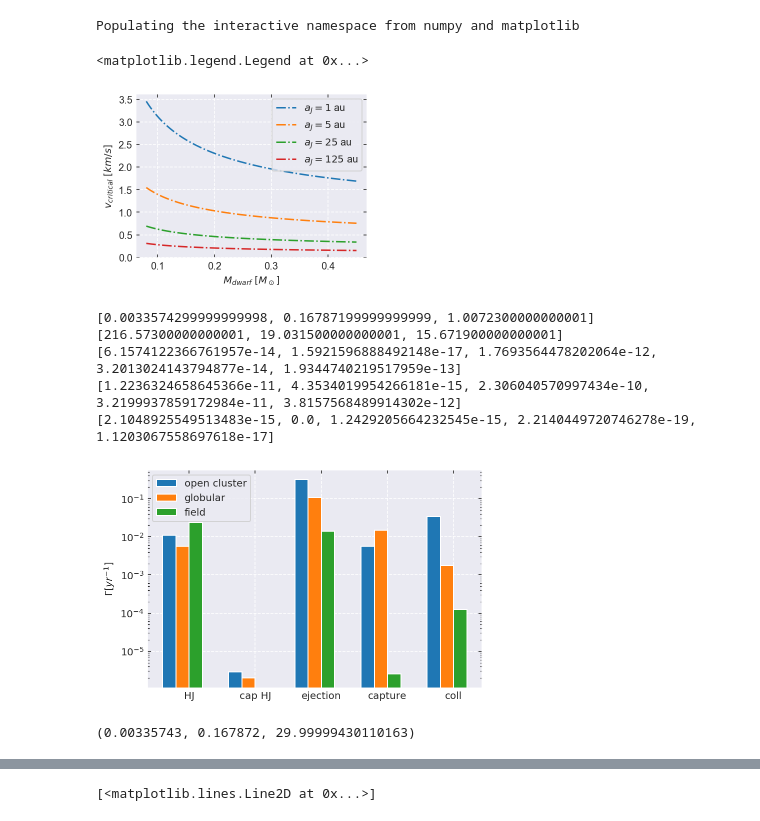
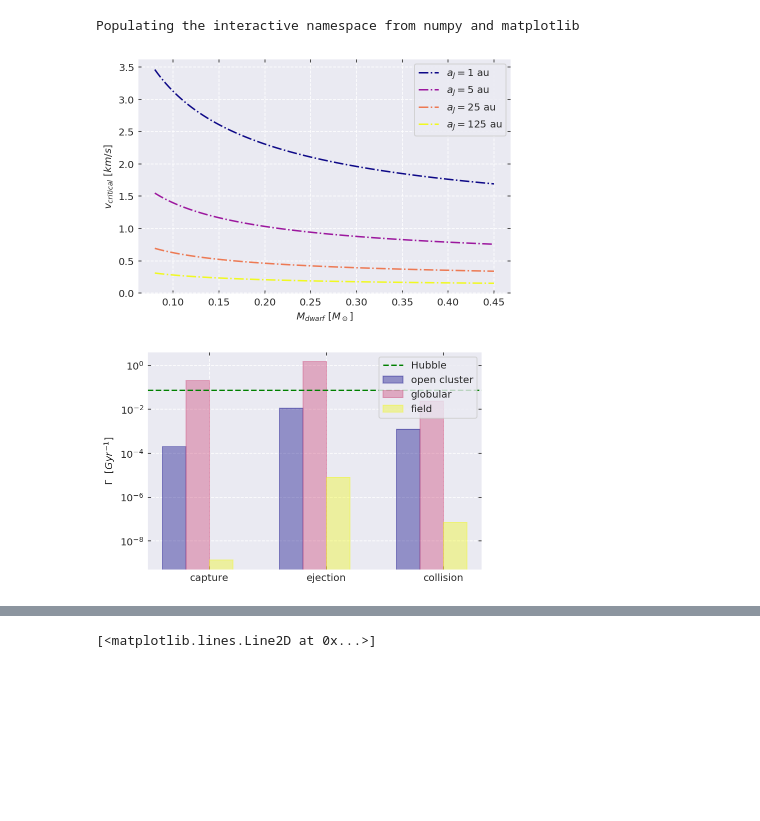
Before and after one commit to YihanWangAstro/giant-planet, a Jupyter notebook: process/giant-planet.ipynb, the cells around one changed output, grey strips where cells are left out. Saved outputs shown, nothing was run; the diff lists cells and outputs as text; code cells hidden in the pictures; blank space fills up the shorter version.

```diff
--- a/process/giant-planet.ipynb
+++ b/process/giant-planet.ipynb
@@ -63,41 +63,40 @@ def critc_v(m1, m2, m3, a):
 
     return np.sqrt(G / mu_out * m1 * m2 / a)
 
 def critc_bv(m1, m2, m3, m4, a_in, a_out):
     m_in = m1 + m2
     m_out = m3+ m4
     mu_out = m_in * m_out / (m_in + m_out)
 
     return np.sqrt(G / mu_out * (m1 * m2 / a_in + m3*m4/a_out) )
 
 def bmax(vc, v_inf, a_max):
     return (4*vc/v_inf + 3)*a_max
 
 M_dwarf = np.linspace(0.08, 0.45, 1000)
 
 m1 = 1
 m2 = 1e-3
 
 a_p = [1, 5, 25, 125]
 a_label=['$a_J=1$ au', '$a_J=5$ au', '$a_J=25$ au', '$a_J=125$ au', ]
 
 v = np.array([ critc_v(m1, m2, M_dwarf, a) for a in a_p ])/KMS
 
-fig = plt.figure(figsize=(4,3))
-ax = fig.add_subplot(111)
 
 
 
-for vv,label in zip(v,a_label):
-    ax.plot(M_dwarf, vv, '-.',label=label)
-ax.set_xlabel('$M_{dwarf}$ $[M_\odot]$')
-ax.set_ylabel('$v_{critical}$ $[km/s]$')
+colors = cm.plasma(np.linspace(0,1,len(v)))
+for vv,label,c in zip(v,a_label,colors):
+    plt.plot(M_dwarf, vv, '-.',label=label,color=c)
+plt.xlabel('$M_{dwarf}$ $[M_\odot]$')
+plt.ylabel('$v_{critical}$ $[km/s]$')
 
 plt.tight_layout()
 plt.legend()
+savefig(plt,'critical_v')
 # %% [output]
-<matplotlib.legend.Legend at 0x...>
-[figure, old version]
+[figure, new version]
 # %%
 def load_orbit(data,orbit_name):
     name = ['m1', 'm2', 'e', 'p', 'i', 'Omega', 'omega', 'nv']
@@ -382,46 +381,37 @@ def draw_bar(data, names, classify, out_name, key='planet outcome'):
     ratio = [calc_ratio(x[key], classify, out_name) for x in data]
     b_max = [x['b'].max() for x in data]
     v_inf = [x['v_inf'].max() for x in data]
-    print(v_inf)
     n_den = [100/PC**3, 100000/PC**3, 1/PC**3]
     stack_num = len(ratio)
     width = 0.6 / stack_num
-    print(b_max)
-    for i, name, r, b, v , n in zip(range(len(names)), names, ratio, b_max, v_inf, n_den):
-        f = [v for key,v in r.items()]
-        y=[ff* np.pi* b**2 * n * v for ff in f]
-        print(y)
-        plt.bar(np.array(range(len(r)))+i*width, f, width, label=name)
+    colors = cm.plasma(np.linspace(0,1,len(names)))
 
+    for i, name, r, b, v , n , c in zip(range(len(names)), names, ratio, b_max, v_inf, n_den,colors):
+        f = [value for key, value in r.items()]
+        #*
+        y=[ff* np.pi* b**2 * n * v * 1E9*YR  for ff in f]
+
+        plt.bar(np.array(range(len(r)))+ i*width, y, width, label=name,color=c,alpha=0.4,lw=1,edgecolor=c)
+    plt.axhline(1/Hubble_t*1E9*YR,ls='--',c='g',label='Hubble')
     labels = [l for l in list(ratio[1].keys())]
-    plt.xticks(np.array(range(len(r)))+len(names)/2*width, labels )
+    plt.xticks(np.array(range(len(r))) + len(names)/2*width, labels )
     plt.legend()
-    #plt.ylabel('$\sigma [AU^2]$')
+    #plt.ylabel('$\sigma [PC^2]$')
     #plt.ylabel('outcome fraction')
-    plt.ylabel('$\Gamma [yr^{-1}]$')
+    plt.ylabel('$\Gamma$  $[Gyr^{-1}]$')
     plt.yscale('log')
-    savefig(plt,'binary-rate')
+    savefig(plt,'single-rate')
 
 
-#single_star_out = [['coll_{s1,j}', 'coll_{s,s1}', 'coll_{s,j}'], ['flyby'], ['reunion'] ]
+#['HJ_{s,j}','stay_{s,j}'], ['HJ_{s,j}','stay_{s,j}']
+single_out = [  ['stay_{s1,j}', 'HJ_{s1,j}'],['ejection_{j}'], ['coll_{s,s1}', 'coll_{s,j}', 'coll_{s1,j}']]
 
-single_out = [['HJ_{s,j}','stay_{s,j}'],  ['stay_{s1,j}', 'HJ_{s1,j}'],['ejection_{j}'], ['coll_{s,s1}', 'coll_{s,j}', 'coll_{s1,j}']]
+binary_out = [  ['stay_{s2,j}', 'stay_{s1,j}','HJ_{s1,j}','HJ_{s2,j}'], ['ejection_{j}'], ['coll_{s2,j}', 'coll_{s1,s2}',  'coll_{s1,j}' , 'coll_{s,s1}', 'coll_{s,s2}', 'coll_{s,j}']]
 
-binary_out = [['HJ_{s,j}','stay_{s,j}'],  ['stay_{s2,j}', 'stay_{s1,j}','HJ_{s1,j}','HJ_{s2,j}'], ['ejection_{j}'], ['coll_{s2,j}', 'coll_{s1,s2}',  'coll_{s1,j}' , 'coll_{s,s1}', 'coll_{s,s2}', 'coll_{s,j}']]
-
-out_name = ['stay', 'capture', 'ejection', 'coll']
+out_name = [ 'capture', 'ejection', 'collision']
 
 #draw_bar([open_binary, field_binary], ['open cluster','globular'], binary_out, out_name)
 
 draw_bar([open_single, field_single, globular_single], ['open cluster','globular','field'], single_out, out_name)
 # %% [output]
-[0.0033574299999999998, 0.16787199999999999, 1.0072300000000001]
-[216.57300000000001, 19.031500000000001, 15.671900000000001]
-[6.1574122366761957e-14, 1.5921596888492148e-17, 1.7693564478202064e-12, 3.2013024143794877e-14, 1.9344740219517959e-13]
-[1.2236324658645366e-11, 4.3534019954266181e-15, 2.306040570997434e-10, 3.2199937859172984e-11, 3.8157568489914302e-12]
-[2.1048925549513483e-15, 0.0, 1.2429205664232545e-15, 2.2140449720746278e-19, 1.1203067558697618e-17]
-[figure, old version]
+[figure, new version]
-# %%
-0.0033574299999999998, 0.16787199999999999, 1.0072300000000001/KMS
-# %% [output]
-(0.00335743, 0.167872, 29.99999430110163)
```
Also changed, not shown: parts of 3 cells of this notebook.
